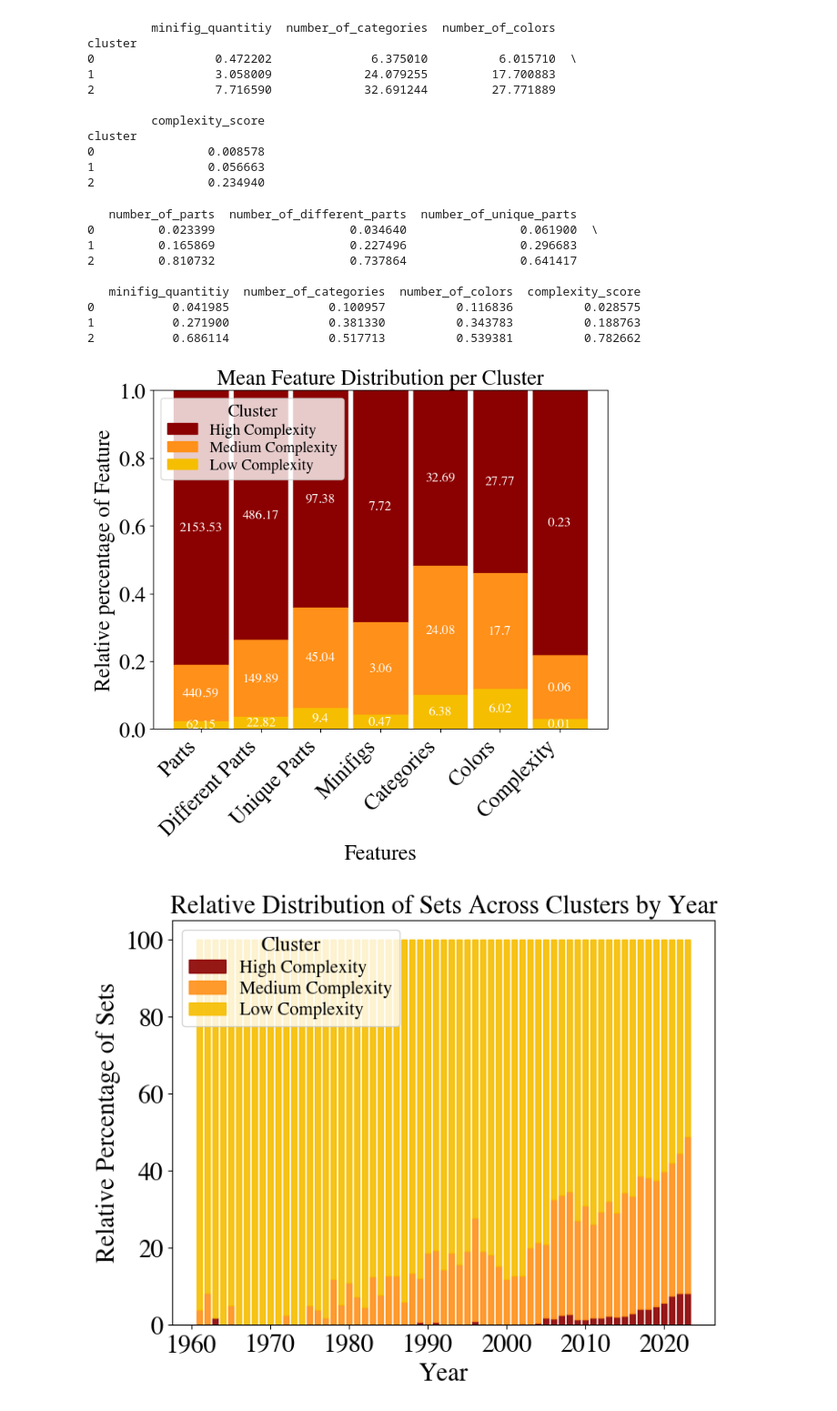
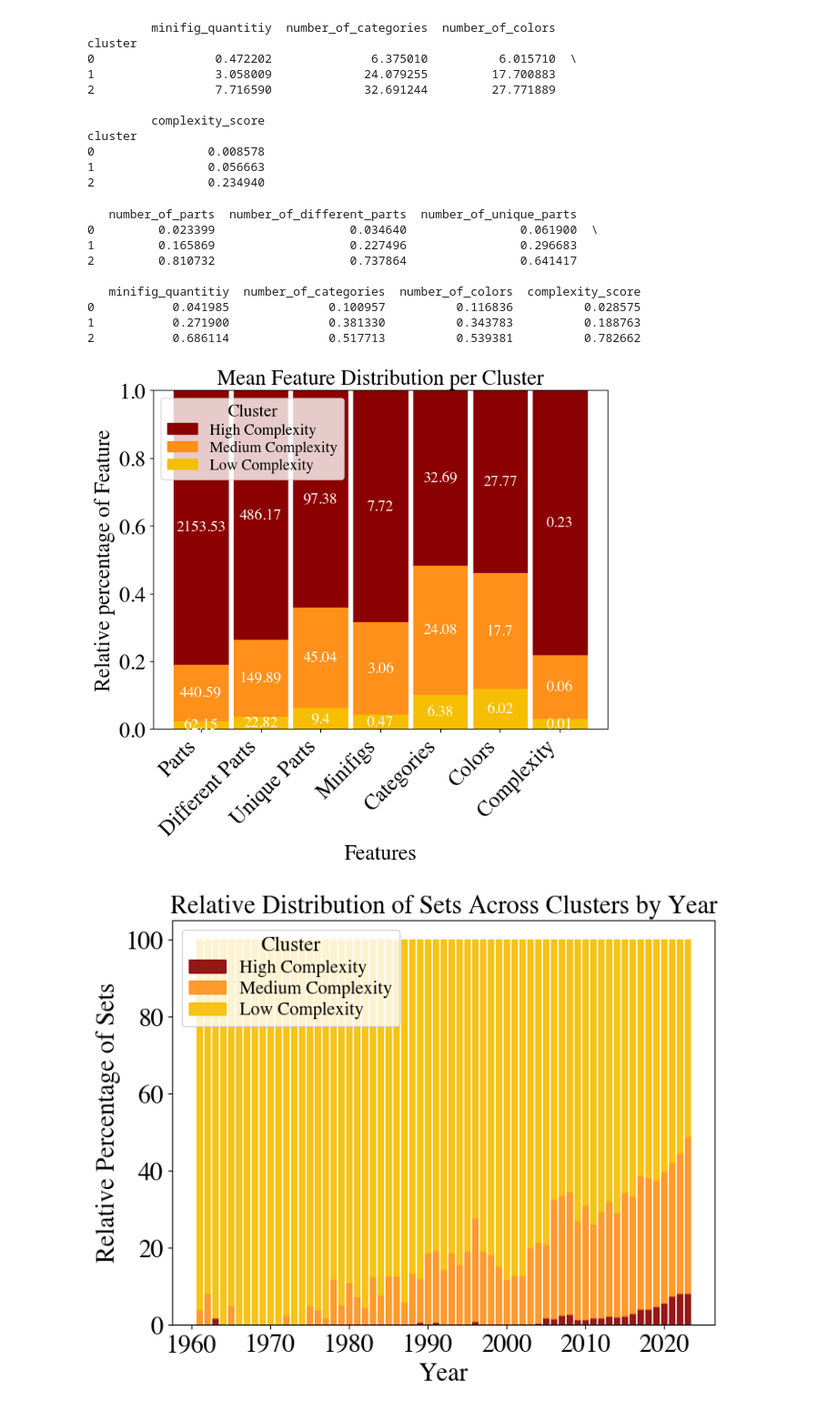
Before and after one commit to eddiebeach99/Data_Literacy, a Jupyter notebook: Analysis/clustering.ipynb, the cells around one changed output. Shown at 91% size. Drawn from its saved outputs; the diff is of its cells as text; code cells hidden in the pictures.

```diff
--- a/Analysis/clustering.ipynb
+++ b/Analysis/clustering.ipynb
@@ -190,39 +187,39 @@ features = ['Parts', 'Different Parts', 'Unique Parts', 'Minifigs', 'Categories'
 # plot the normalized features
 
 b = ax.bar(features, cluster_2, bottom=cluster_0_plus_cluster_1, color=cols.red, label= "High Complexity", edgecolor=cols.red, width = 0.9)
-ax.bar_label(b, padding=0, labels=cluster_2_labels, color = 'w', fontsize = 13, label_type="center")
+ax.bar_label(b, padding=0, labels=cluster_2_labels, color = 'w', fontsize = 15, label_type="center")
 
 b = ax.bar(features, cluster_1, bottom=cluster_0, color=cols.orange, label= "Medium Complexity", edgecolor=cols.orange, width = 0.9)
-ax.bar_label(b, padding=0, labels=cluster_1_labels, color = 'w', fontsize = 13, label_type="center")
+ax.bar_label(b, padding=0, labels=cluster_1_labels, color = 'w', fontsize = 15, label_type="center")
 
 b = ax.bar(features, cluster_0, color=cols.yellow, label="Low Complexity", edgecolor=cols.yellow, width = 0.9)
-ax.bar_label(b, padding=0, labels=np.array(cluster_0_labels), color = 'w', fontsize = 13, label_type="center")
+ax.bar_label(b, padding=0, labels=np.array(cluster_0_labels), color = 'w', fontsize = 15, label_type="center")
 
 # add title, labels and x-ticks
 ax.set_xticks(features)
 ax.set_xlabel("Features")
 ax.set_title('Mean Feature Distribution per Cluster')
 ax.legend(title='Cluster', labelspacing= 0.2, loc='upper left')
 ax.set_ylabel("Relative percentage of Feature")
 ax.set_ylim(0,1)
 plt.xticks(rotation=45, ha='right')
 
 # save plot
 plt.savefig('../Images/Clusters_features.pdf', bbox_inches=matplotlib.transforms.Bbox([[0.0, -1.25], [7.5, 6.0]]))
 
 # show plot
 plt.show()
 # %% [output]
    number_of_parts  number_of_different_parts  number_of_unique_parts
 0         0.023399                   0.034640                0.061900  \
 1         0.165869                   0.227496                0.296683
 2         0.810732                   0.737864                0.641417
 
    minifig_quantitiy  number_of_categories  number_of_colors  complexity_score
 0           0.041985              0.100957          0.116836          0.028575
 1           0.271900              0.381330          0.343783          0.188763
 2           0.686114              0.517713          0.539381          0.782662
-[figure, old version]
+[figure, new version]
 # %%
 ##### Plot the relative percentage of sets in each cluster for every year #####
 
```
Also changed, not shown: parts of 2 cells of this notebook, 14 other files.
